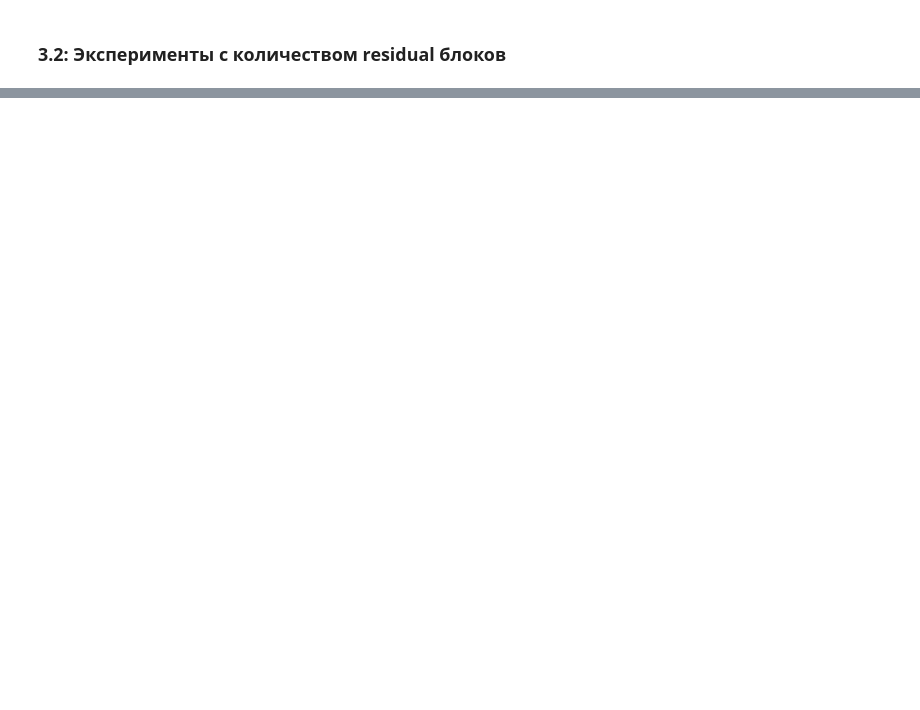
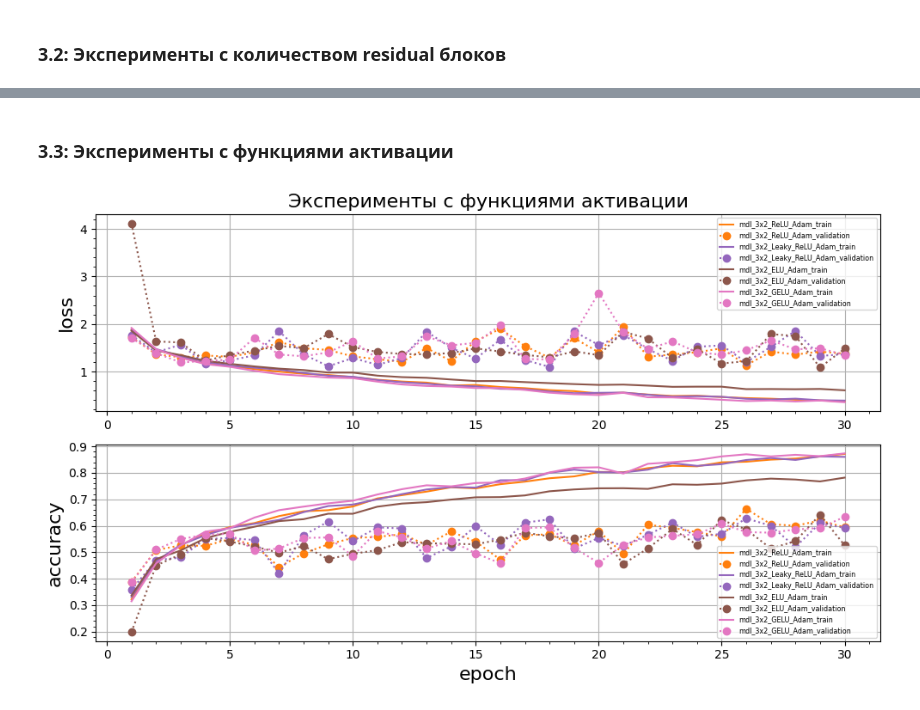
Before and after one commit to romangorbunov91/ResNet18, a Jupyter notebook: main_notebook.ipynb, the cells around one changed output, grey strips where cells are left out. Drawn from its saved outputs; the diff is of its cells as text; code cells hidden in the pictures; blank space fills up the shorter version.

```diff
--- a/main_notebook.ipynb
+++ b/main_notebook.ipynb
@@ -159,0 +161,36 @@ plt.show()
+# %% [markdown]
+### 3.3: Эксперименты с функциями активации
+# %%
+plot_idx = [
+    usid.mdl_3x2_ReLU_Adam.value,
+    usid.mdl_3x2_Leaky_ReLU_Adam.value,
+    usid.mdl_3x2_ELU_Adam.value,
+    usid.mdl_3x2_GELU_Adam.value
+    ]
+plot_legend_local = []
+fig, axs = plt.subplots(ncols=1, nrows=2, figsize=user_figsize)
+for k, ax in enumerate(axs):
+    if k == 0:
+        ax.set_title("Эксперименты с функциями активации", fontsize=user_fontsize)
+    else:
+        ax.set_xlabel(plot_xlabel, fontsize=user_fontsize)
+    for idx in plot_idx:
+        for m in range(METRIC_NUM):
+            ax.plot(
+                log_data_df[idx].iloc[:,0],
+                log_data_df[idx].iloc[:,2*m+k+1],
+                marker=plot_mark[m],
+                linestyle=line_type[m],
+                color=tab10_colors[idx]
+                )
+        plot_legend_local.extend([model_names[idx] + '_' + tp for tp in plot_legend])
+    ax.set_ylabel(plot_ylabels[k], fontsize=user_fontsize)
+    ax.legend(plot_legend_local, fontsize='xx-small')
+    ax.grid()
+    ax.minorticks_on()
+
+plt.tight_layout()
+plt.savefig('readme_img/loss_acc_3x2_ReLU_vs_Leaky_ReLU_vs_ELU_vs_GELU_Adam.png', bbox_inches='tight')
+plt.show()
+# %% [output]
+[figure, added]
```
Also changed, not shown: parts of 9 cells of this notebook, 23 other files.
